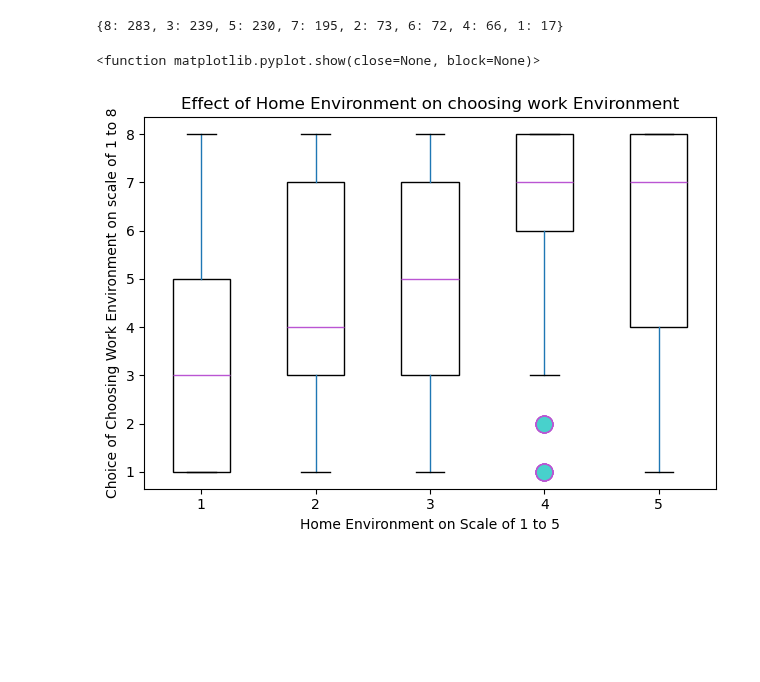
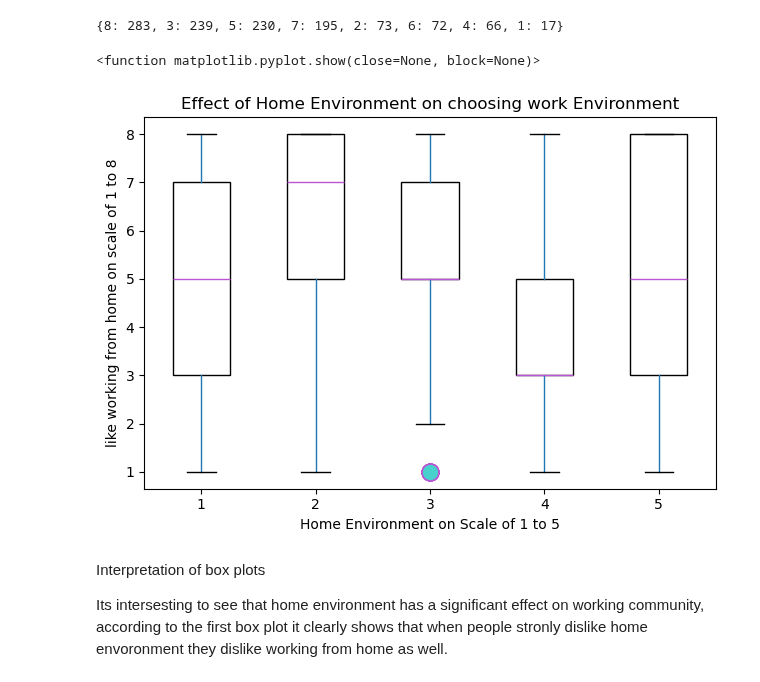
Before and after one commit to AayushiDaliparthi/Project_1_uoft, a Jupyter notebook: sharu.ipynb, the cells around one changed output. Cells and saved outputs as stored; diff of their text form; code cells hidden in the pictures; blank space fills up the shorter version.

```diff
--- a/sharu.ipynb
+++ b/sharu.ipynb
@@ -155,20 +182,20 @@ dict(individual_scale_counts)
 {8: 283, 3: 239, 5: 230, 7: 195, 2: 73, 6: 72, 4: 66, 1: 17}
 # %%
 # create a box plot to see how home environment related to liking of working from home
-df.boxplot( by="home_env",column=["scaled_dislike_hw"],
+df.boxplot( by="home_env",column=["scaled_like_hw"],
            patch_artist=True,
            boxprops=dict(facecolor="white"),
            medianprops=dict(color="mediumorchid"),
            flierprops=dict(marker="o",markerfacecolor="mediumturquoise",
            markersize=12,linestyle="none",markeredgecolor="mediumorchid"))
 plt.title("Effect of Home Environment on choosing work Environment")
 plt.suptitle("")
 plt.xlabel("Home Environment on Scale of 1 to 5")
-plt.ylabel("Choice of Choosing Work Environment on scale of 1 to 8")
+plt.ylabel("like working from home on scale of 1 to 8")
 plt.xticks([1,2,3,4,5])
 plt.grid(False)
 plt.tight_layout()
 plt.show
 # %% [output]
 <function matplotlib.pyplot.show(close=None, block=None)>
-[figure, old version]
+[figure, new version]
@@ -176,0 +202,4 @@ plt.show
+# %% [markdown]
+Interpretation of box plots
+
+Its intersesting to see that home environment has a significant effect on working community, according to the first box plot it clearly shows that when people stronly dislike home envoronment they dislike working from home as well.
```
Also changed, not shown: parts of 6 cells of this notebook.
